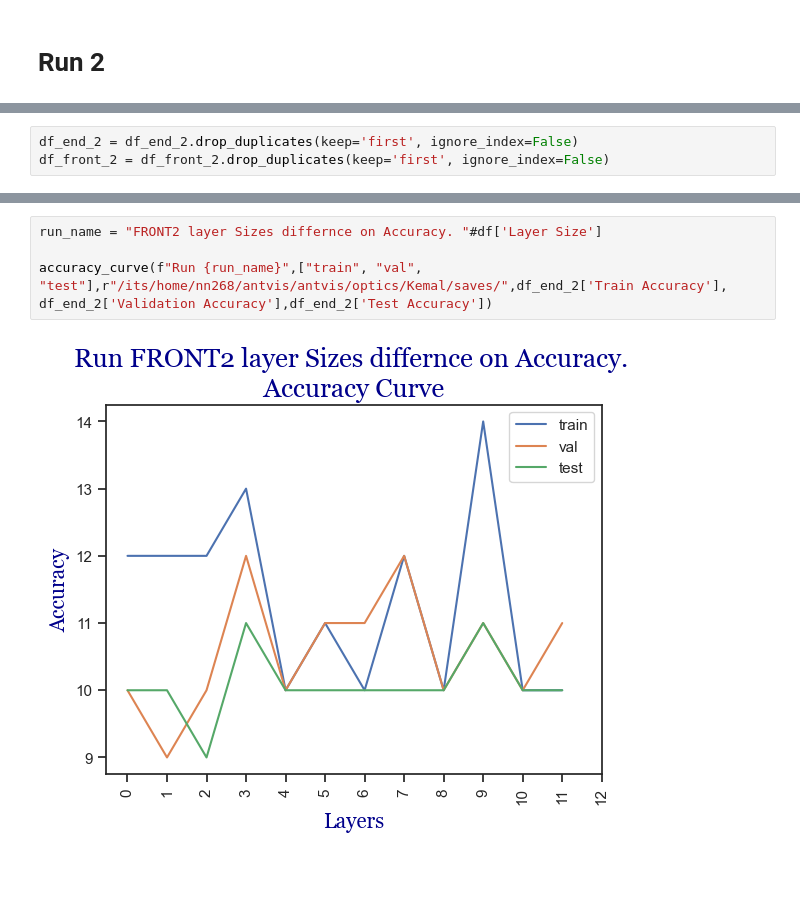
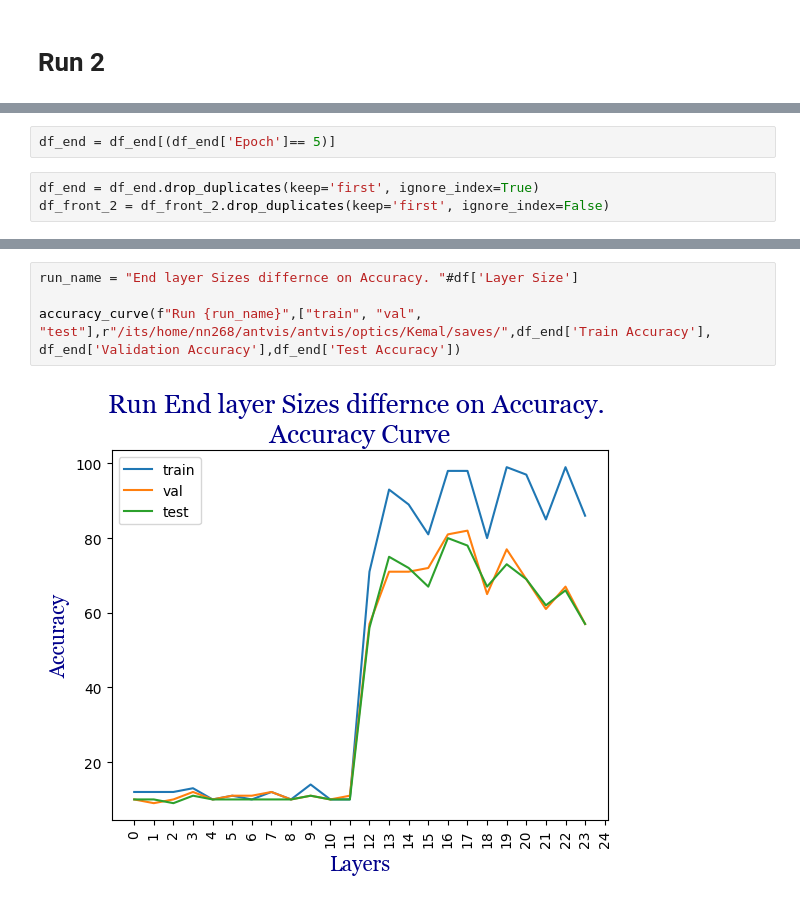
Before and after one commit to Naybellez/antvis, a Jupyter notebook: optics/Kemal/Plotting_K_Sizeofvgg16.ipynb, the cells around one changed output, grey strips where cells are left out. Cells and saved outputs as stored; diff of their text form; blank space fills up the shorter version.

Commit message:
running 2c2l at 40 epochs just on 11336 and 57 18

```diff
--- a/optics/Kemal/Plotting_K_Sizeofvgg16.ipynb
+++ b/optics/Kemal/Plotting_K_Sizeofvgg16.ipynb
@@ -414,4 +467,6 @@ df_front_2 = pd.read_csv(frontpath)
+# %%
+df_end = df_end[(df_end['Epoch']== 5)]
 # %%
-df_end_2 = df_end_2.drop_duplicates(keep='first', ignore_index=False)
+df_end = df_end.drop_duplicates(keep='first', ignore_index=True)
 df_front_2 = df_front_2.drop_duplicates(keep='first', ignore_index=False)
 # %%
@@ -450,6 +522,6 @@ accuracy_curve(f"Run {run_name}",["train", "val", "test"],r"/its/home/nn268/antv
 # %%
-run_name = "FRONT2 layer Sizes differnce on Accuracy. "#df['Layer Size']
+run_name = "End layer Sizes differnce on Accuracy. "#df['Layer Size']
 
-accuracy_curve(f"Run {run_name}",["train", "val", "test"],r"/its/home/nn268/antvis/antvis/optics/Kemal/saves/",df_end_2['Train Accuracy'], df_end_2['Validation Accuracy'],df_end_2['Test Accuracy'])
+accuracy_curve(f"Run {run_name}",["train", "val", "test"],r"/its/home/nn268/antvis/antvis/optics/Kemal/saves/",df_end['Train Accuracy'], df_end['Validation Accuracy'],df_end['Test Accuracy'])
 # %% [output]
-[figure, old version]
+[figure, new version]
```
Also changed, not shown: parts of 9 cells of this notebook, 3 other files.
